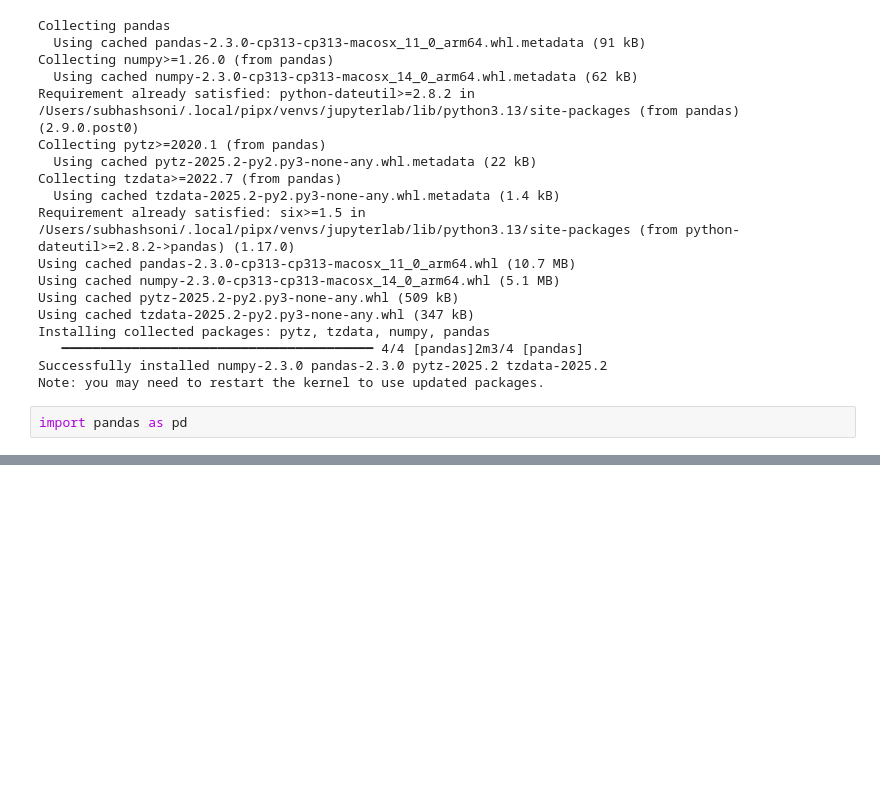
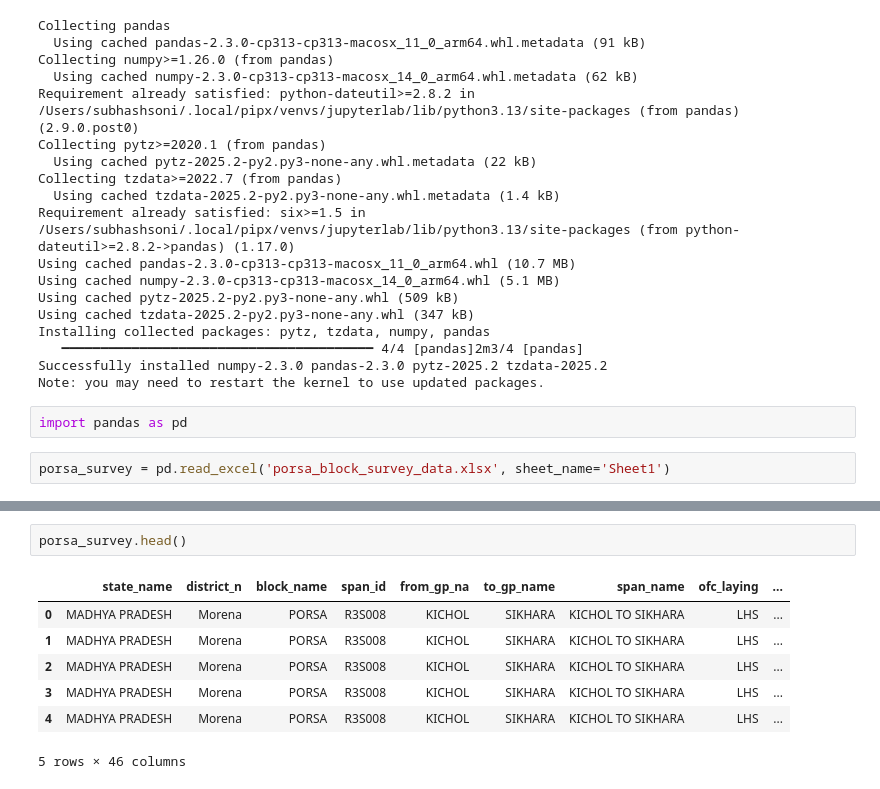
Before and after one commit to sks092016/Formatting_excel_data, a Jupyter notebook: survey_data_analysis.ipynb, the cells around one changed output, grey strips where cells are left out. Drawn from its saved outputs; the diff is of its cells as text; blank space fills up the shorter version.

```diff
--- a/survey_data_analysis.ipynb
+++ b/survey_data_analysis.ipynb
@@ -21,3 +21,5 @@ Successfully installed numpy-2.3.0 pandas-2.3.0 pytz-2025.2 tzdata-2025.2
 Note: you may need to restart the kernel to use updated packages.
 # %%
 import pandas as pd
+# %%
+porsa_survey = pd.read_excel('porsa_block_survey_data.xlsx', sheet_name='Sheet1')
@@ -23,0 +32,10 @@ import pandas as pd
+# %%
+porsa_survey.head()
+# %% [output]
+|  | state_name | district_n | block_name | span_id | from_gp_na | to_gp_name | span_name | ofc_laying | ... |
+| 0 | MADHYA PRADESH | Morena | PORSA | R3S008 | KICHOL | SIKHARA | KICHOL TO SIKHARA | LHS | ... |
+| 1 | MADHYA PRADESH | Morena | PORSA | R3S008 | KICHOL | SIKHARA | KICHOL TO SIKHARA | LHS | ... |
+| 2 | MADHYA PRADESH | Morena | PORSA | R3S008 | KICHOL | SIKHARA | KICHOL TO SIKHARA | LHS | ... |
+| 3 | MADHYA PRADESH | Morena | PORSA | R3S008 | KICHOL | SIKHARA | KICHOL TO SIKHARA | LHS | ... |
+| 4 | MADHYA PRADESH | Morena | PORSA | R3S008 | KICHOL | SIKHARA | KICHOL TO SIKHARA | LHS | ... |
+5 rows × 46 columns
```
Also changed, not shown: parts of 34 cells of this notebook, 3 other files.
